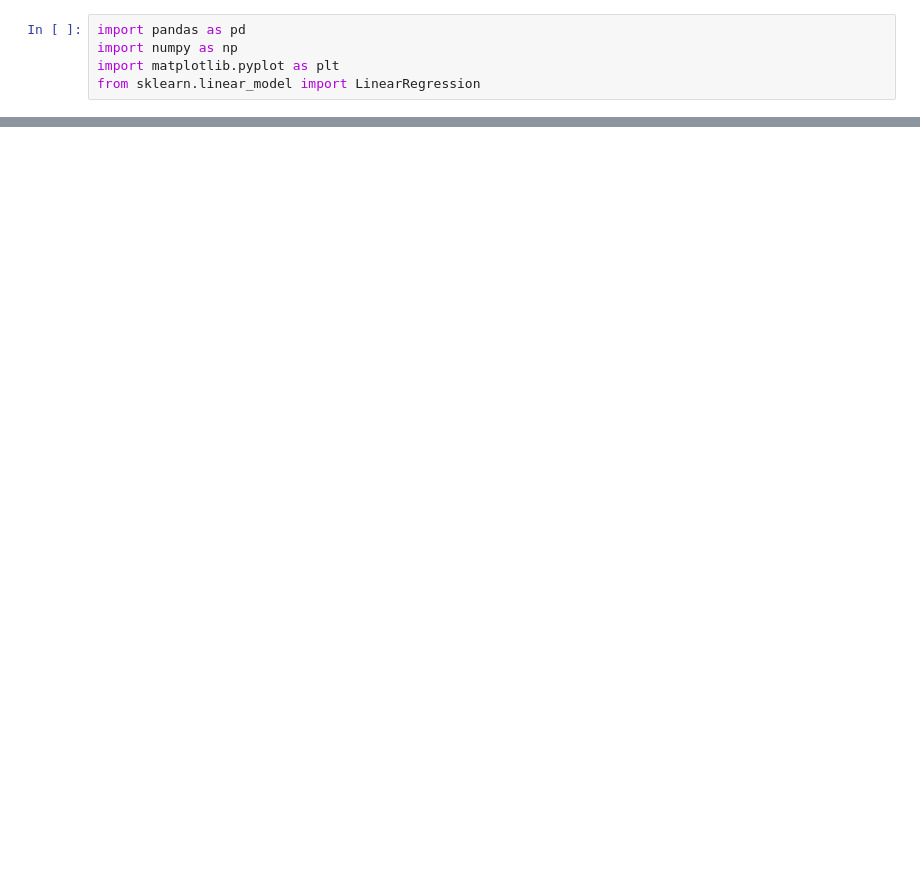
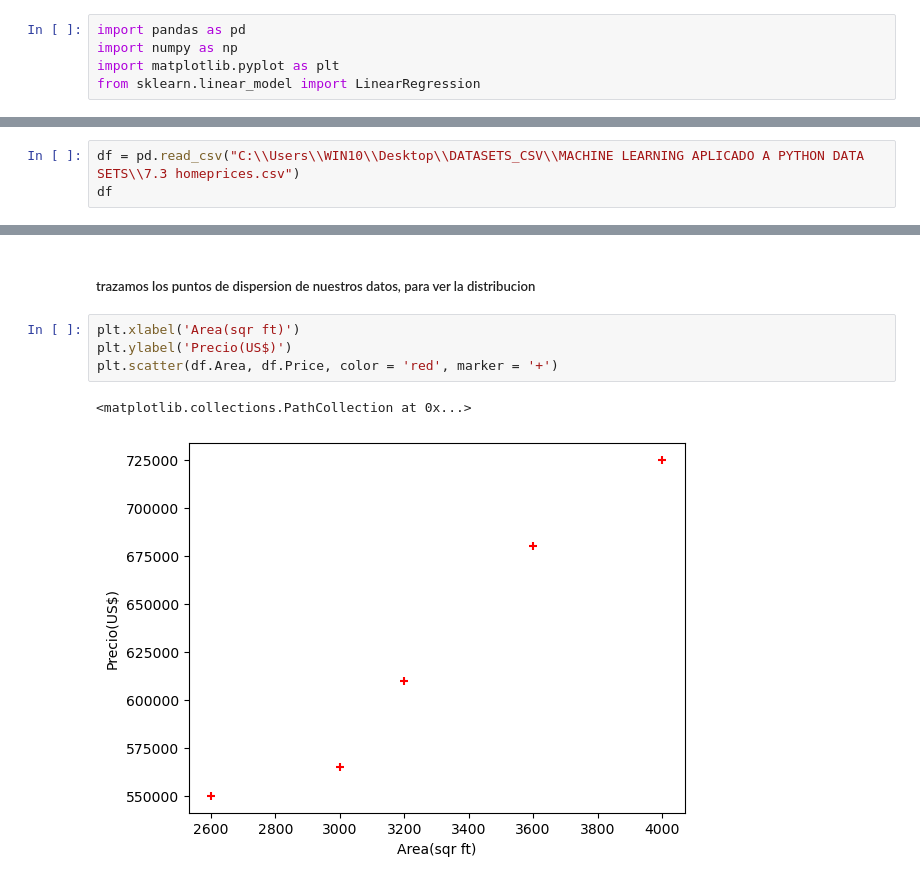
Before and after one commit to Leonel58/MACHINE_LEARNING_PYTHON, a Jupyter notebook: APRENDIZAJE SUPERVISADO/REGRESION LINEAL SIMPLE.ipynb, the cells around one changed output, grey strips where cells are left out. Saved outputs shown, nothing was run; the diff lists cells and outputs as text; blank space fills up the shorter version.

Commit message:
agregando la dispersion

```diff
--- a/APRENDIZAJE SUPERVISADO/REGRESION LINEAL SIMPLE.ipynb
+++ b/APRENDIZAJE SUPERVISADO/REGRESION LINEAL SIMPLE.ipynb
@@ -49,0 +54,3 @@ from sklearn.linear_model import LinearRegression
+# %%
+df = pd.read_csv("C:\\Users\\WIN10\\Desktop\\DATASETS_CSV\\MACHINE LEARNING APLICADO A PYTHON DATA SETS\\7.3 homeprices.csv")
+df
@@ -49,0 +64,9 @@ from sklearn.linear_model import LinearRegression
+# %% [markdown]
+##### trazamos los puntos de dispersion de nuestros datos, para ver la distribucion
+# %%
+plt.xlabel('Area(sqr ft)')
+plt.ylabel('Precio(US$)')
+plt.scatter(df.Area, df.Price, color = 'red', marker = '+')
+# %% [output]
+<matplotlib.collections.PathCollection at 0x...>
+[figure, added]
```
Also changed, not shown: parts of 3 cells of this notebook.
